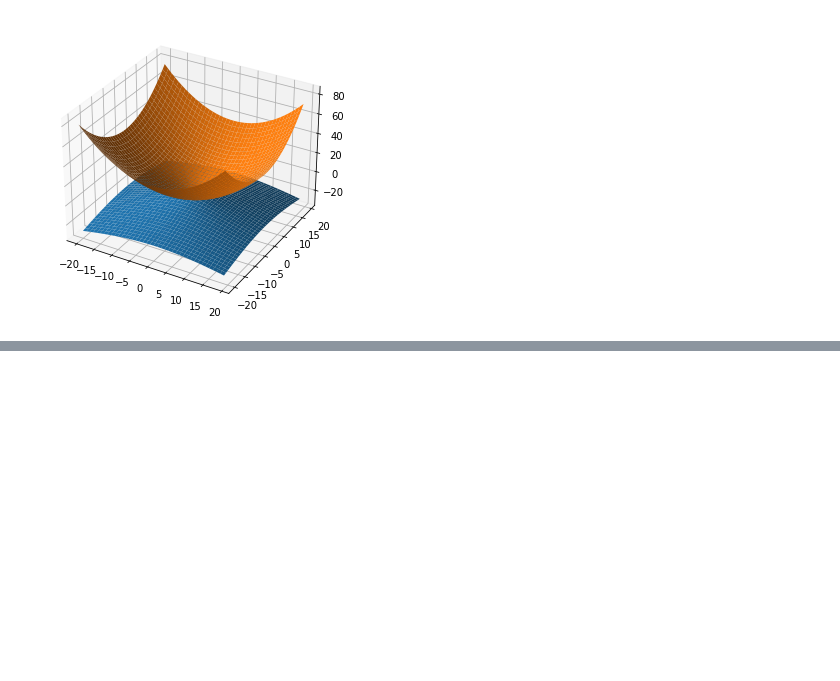
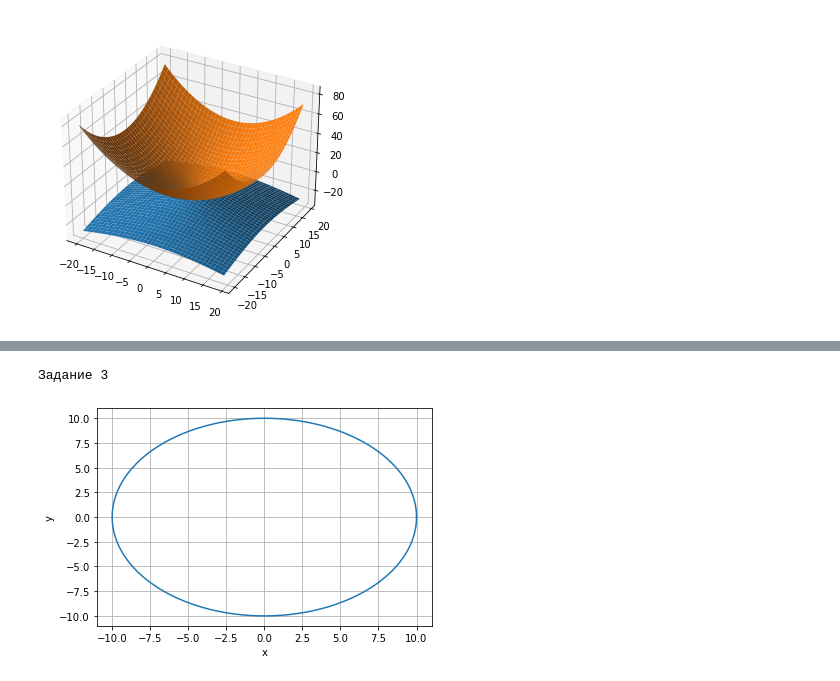
Before and after one commit to condor949/intro-data-analysis, a Jupyter notebook: hw3.ipynb, the cells around one changed output, grey strips where cells are left out. Drawn from its saved outputs; the diff is of its cells as text; code cells hidden in the pictures; blank space fills up the shorter version.

```diff
--- a/hw3.ipynb
+++ b/hw3.ipynb
@@ -219,0 +249,14 @@ show()
+# %%
+print("Задание 3")
+phi = np.linspace(0, 2*np.pi, 1000)
+rho = 10
+x = rho * np.cos(phi)
+y = rho * np.sin(phi)
+plt.plot(x, y)
+plt.xlabel('x')
+plt.ylabel('y')
+plt.grid(True)
+plt.show()
+# %% [output]
+Задание 3
+[figure, added]
```
Also changed, not shown: parts of 10 cells of this notebook.
